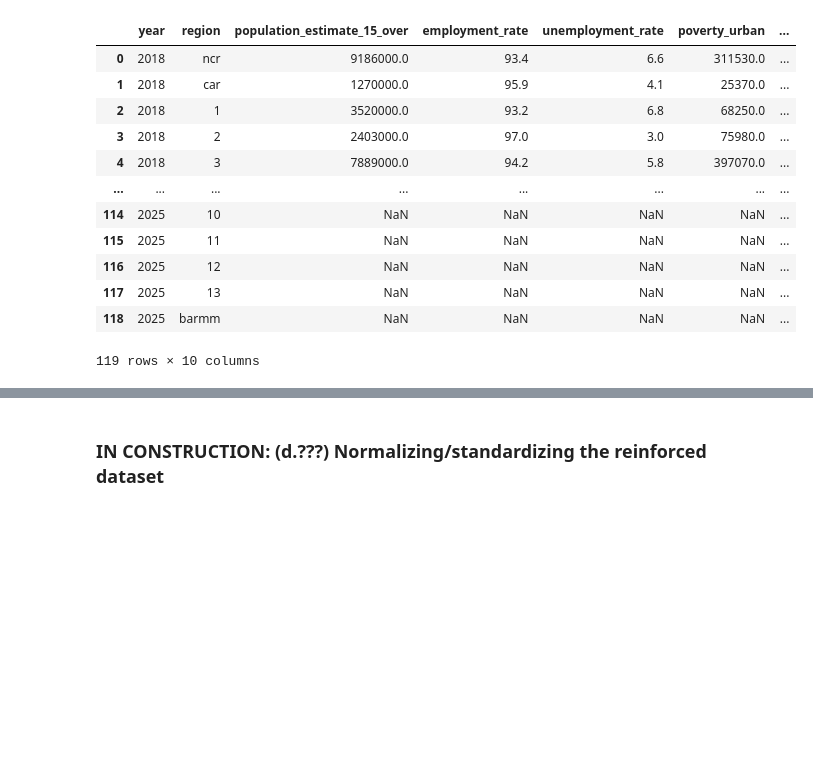
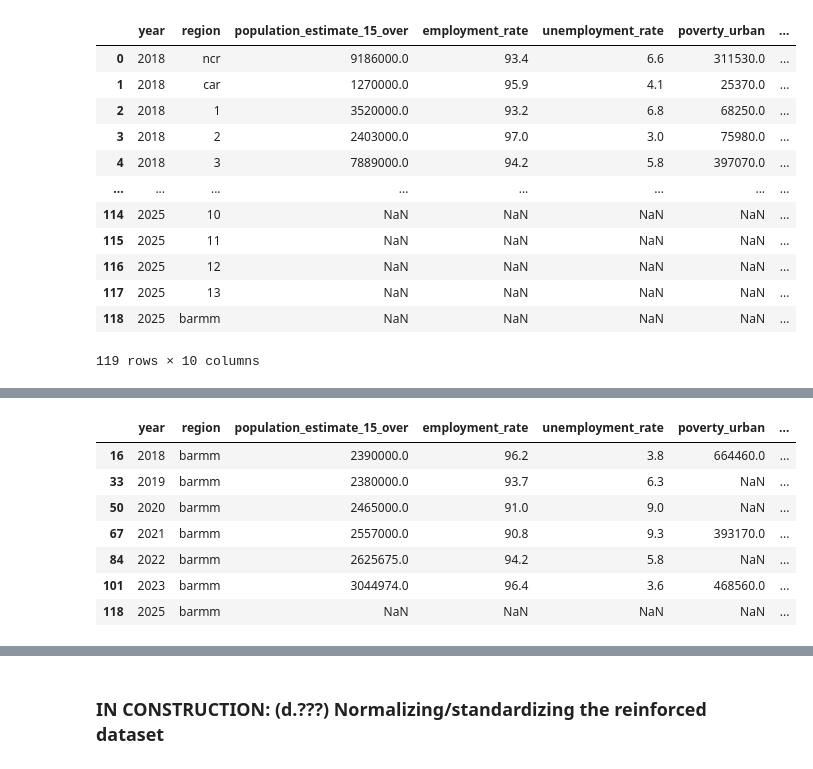
Before and after one commit to RpnAndri/crime-analysis, a Jupyter notebook: EDA.ipynb, the cells around one changed output, grey strips where cells are left out. Cells and saved outputs as stored; diff of their text form; code cells hidden in the pictures; blank space fills up the shorter version.

```diff
--- a/EDA.ipynb
+++ b/EDA.ipynb
@@ -478,22 +580,0 @@ With that said, we can now proceed with feature engineering to get features that
-# %%
-# Feature engineering: creating total crime and total poverty features
-reinforced_df['total_crime'] = reinforced_df[['index_crime','nonindex_crime']].fillna(0).sum(axis=1)
-reinforced_df['total_poverty'] = reinforced_df[['poverty_urban','poverty_rural']].fillna(0).sum(axis=1)
-
-# Using population_estimate_15_over as denominator for rate calculations (i like den ;-;)
-den = reinforced_df['population_estimate_15_over']
-
-# Calculate rates while handling division by zero and NaN values
-rates = {'poverty_urban_rate': 'poverty_urban',
-         'poverty_rural_rate': 'poverty_rural',
-         'total_poverty_rate': 'total_poverty',
-         'index_crime_rate': 'index_crime',
-         'nonindex_crime_rate': 'nonindex_crime',
-         'total_crime_rate': 'total_crime'}
-
-for rate_col, num_col in rates.items():
-    reinforced_df[rate_col] = np.where(
-        (den == 0) | (reinforced_df[num_col].isna()),  # if denominator 0 or numerator NaN
-        np.nan,                                        # set result to NaN
-        (reinforced_df[num_col] / den) * 100           # else calculate rate
-    )
@@ -499,0 +633,12 @@ for rate_col, num_col in rates.items():
+# %%
+# Show 'barmm' rows
+reinforced_df[reinforced_df['region'] == 'barmm']
+# %% [output]
+|  | year | region | population_estimate_15_over | employment_rate | unemployment_rate | poverty_urban | ... |
+| 16 | 2018 | barmm | 2390000.0 | 96.2 | 3.8 | 664460.0 | ... |
+| 33 | 2019 | barmm | 2380000.0 | 93.7 | 6.3 | NaN | ... |
+| 50 | 2020 | barmm | 2465000.0 | 91.0 | 9.0 | NaN | ... |
+| 67 | 2021 | barmm | 2557000.0 | 90.8 | 9.3 | 393170.0 | ... |
+| 84 | 2022 | barmm | 2625675.0 | 94.2 | 5.8 | NaN | ... |
+| 101 | 2023 | barmm | 3044974.0 | 96.4 | 3.6 | 468560.0 | ... |
+| 118 | 2025 | barmm | NaN | NaN | NaN | NaN | ... |
```
Also changed, not shown: parts of 28 cells of this notebook, 1 other file.
